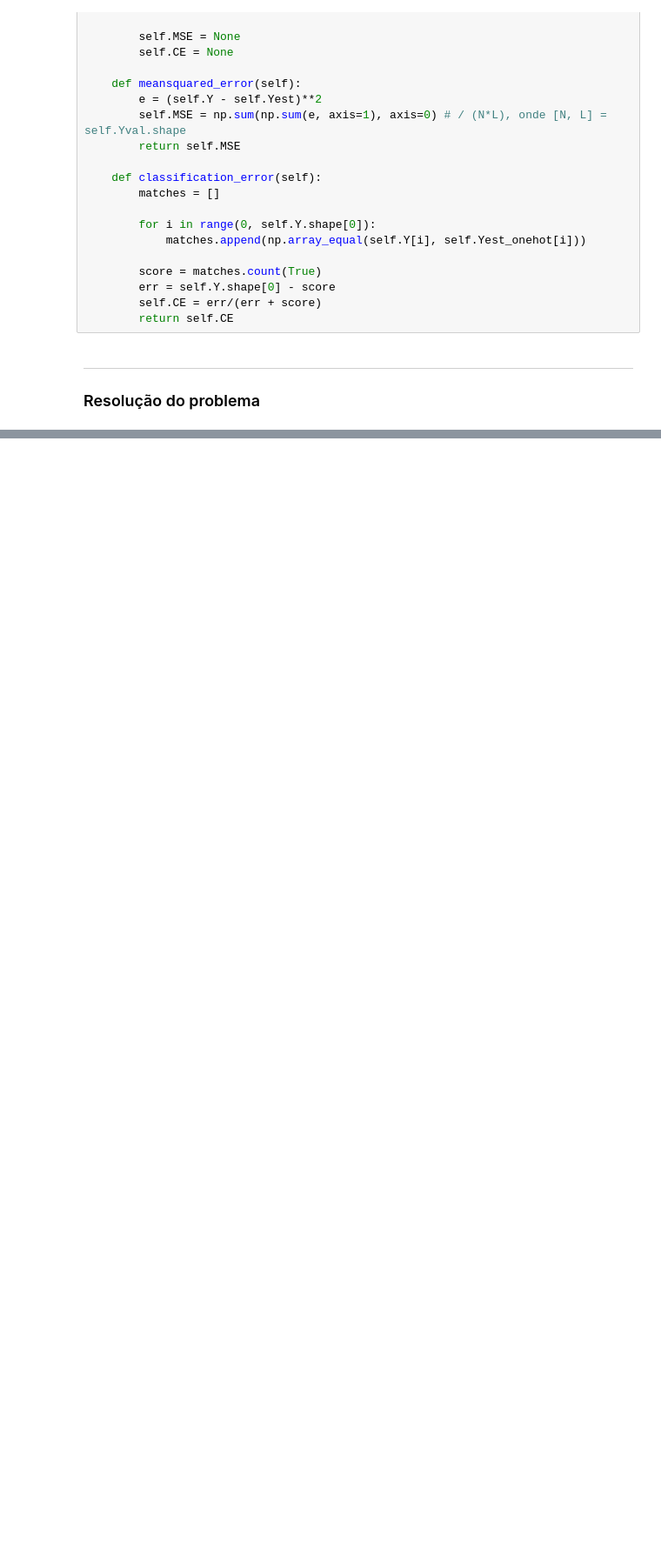
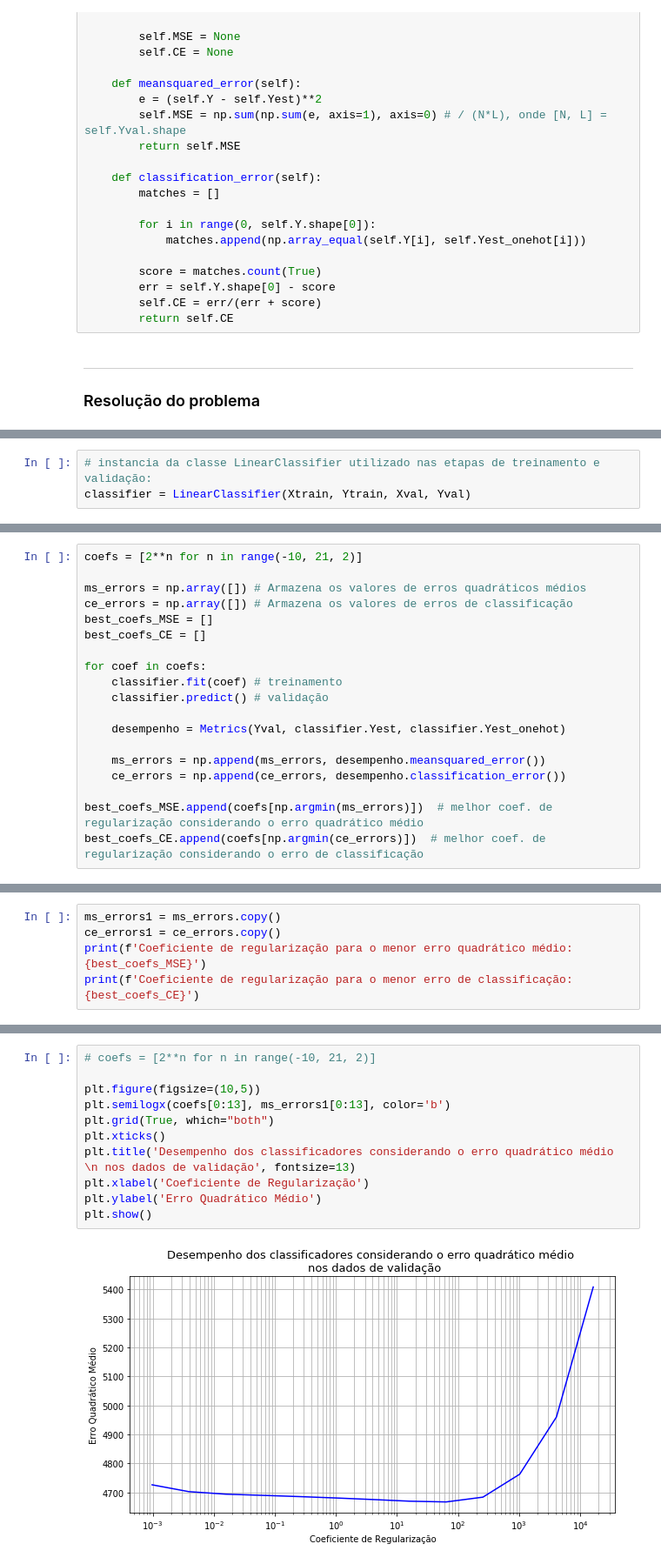
Before and after one commit to guilherme-rosa/IA353_RedesNeurais, a Jupyter notebook: EFC1/EFC1 - Notebook.ipynb, the cells around one changed output, grey strips where cells are left out. Shown at 87% size. Saved outputs shown, nothing was run; the diff lists cells and outputs as text; blank space fills up the shorter version.

```diff
--- a/EFC1/EFC1 - Notebook.ipynb
+++ b/EFC1/EFC1 - Notebook.ipynb
@@ -374,0 +416,3 @@ for coef in coefs:
+# %%
+# instancia da classe LinearClassifier utilizado nas etapas de treinamento e validação:
+classifier = LinearClassifier(Xtrain, Ytrain, Xval, Yval)
@@ -374,0 +422,19 @@ for coef in coefs:
+# %%
+coefs = [2**n for n in range(-10, 21, 2)]
+
+ms_errors = np.array([]) # Armazena os valores de erros quadráticos médios
+ce_errors = np.array([]) # Armazena os valores de erros de classificação
+best_coefs_MSE = []
+best_coefs_CE = []
+
+for coef in coefs:
+    classifier.fit(coef) # treinamento
+    classifier.predict() # validação
+
+    desempenho = Metrics(Yval, classifier.Yest, classifier.Yest_onehot)
+
+    ms_errors = np.append(ms_errors, desempenho.meansquared_error())
+    ce_errors = np.append(ce_errors, desempenho.classification_error())
+
+best_coefs_MSE.append(coefs[np.argmin(ms_errors)])  # melhor coef. de regularização considerando o erro quadrático médio
+best_coefs_CE.append(coefs[np.argmin(ce_errors)])  # melhor coef. de regularização considerando o erro de classificação
@@ -374,0 +444,5 @@ for coef in coefs:
+# %%
+ms_errors1 = ms_errors.copy()
+ce_errors1 = ce_errors.copy()
+print(f'Coeficiente de regularização para o menor erro quadrático médio: {best_coefs_MSE}')
+print(f'Coeficiente de regularização para o menor erro de classificação: {best_coefs_CE}')
@@ -374,0 +455,13 @@ for coef in coefs:
+# %%
+# coefs = [2**n for n in range(-10, 21, 2)]
+
+plt.figure(figsize=(10,5))
+plt.semilogx(coefs[0:13], ms_errors1[0:13], color='b')
+plt.grid(True, which="both")
+plt.xticks()
+plt.title('Desempenho dos classificadores considerando o erro quadrático médio \n nos dados de validação', fontsize=13)
+plt.xlabel('Coeficiente de Regularização')
+plt.ylabel('Erro Quadrático Médio')
+plt.show()
+# %% [output]
+[figure, added]
```
Also changed, not shown: parts of 54 cells of this notebook.
